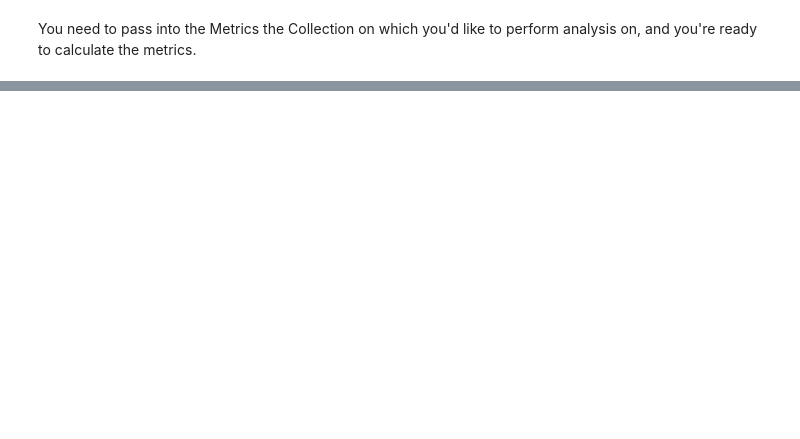
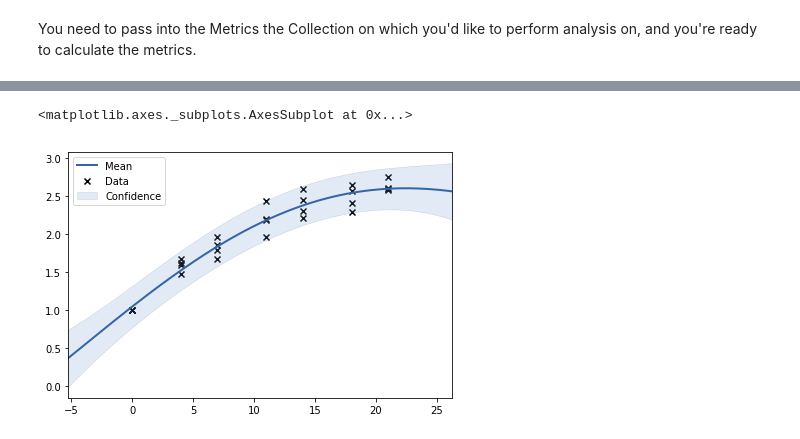
Before and after one commit to elijah-tai/kulgap, a Jupyter notebook: Example Usage.ipynb, the cells around one changed output, grey strips where cells are left out. Drawn from its saved outputs; the diff is of its cells as text; code cells hidden in the pictures; blank space fills up the shorter version.

```diff
--- a/Example Usage.ipynb
+++ b/Example Usage.ipynb
@@ -109,0 +111,5 @@ INFO:kulgap.config:Calculated KL divergence is: 468.150891
+# %%
+control_metrics.fit_gp.plot()
+# %% [output]
+<matplotlib.axes._subplots.AxesSubplot at 0x...>
+[figure, added]
```
Also changed, not shown: parts of 8 cells of this notebook, 3 other files.
